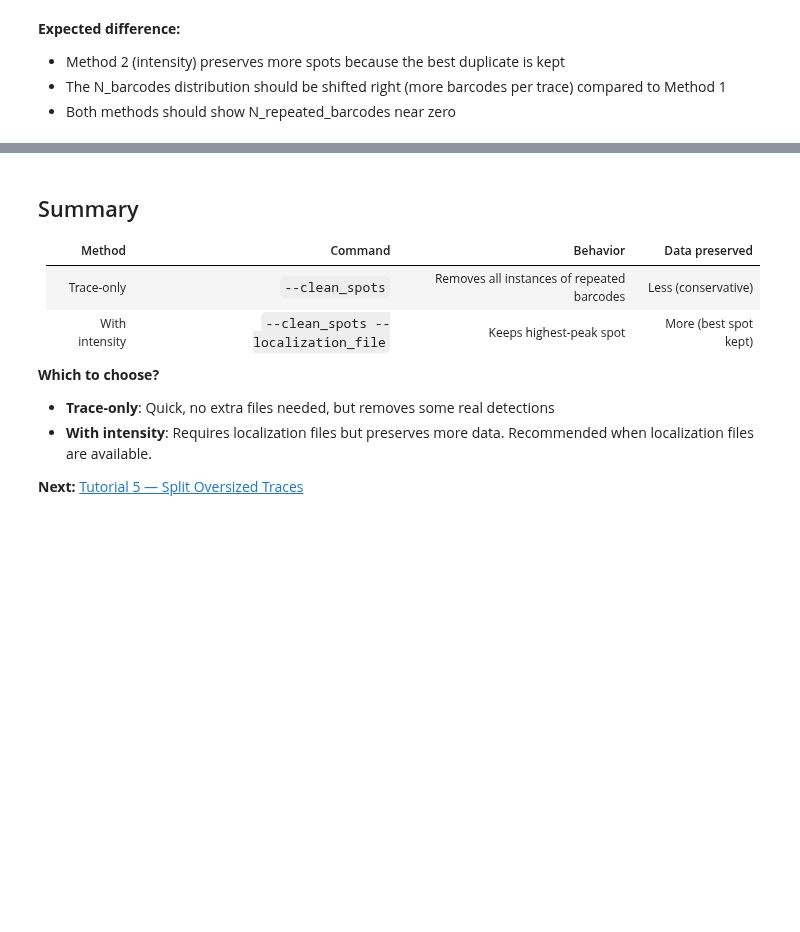
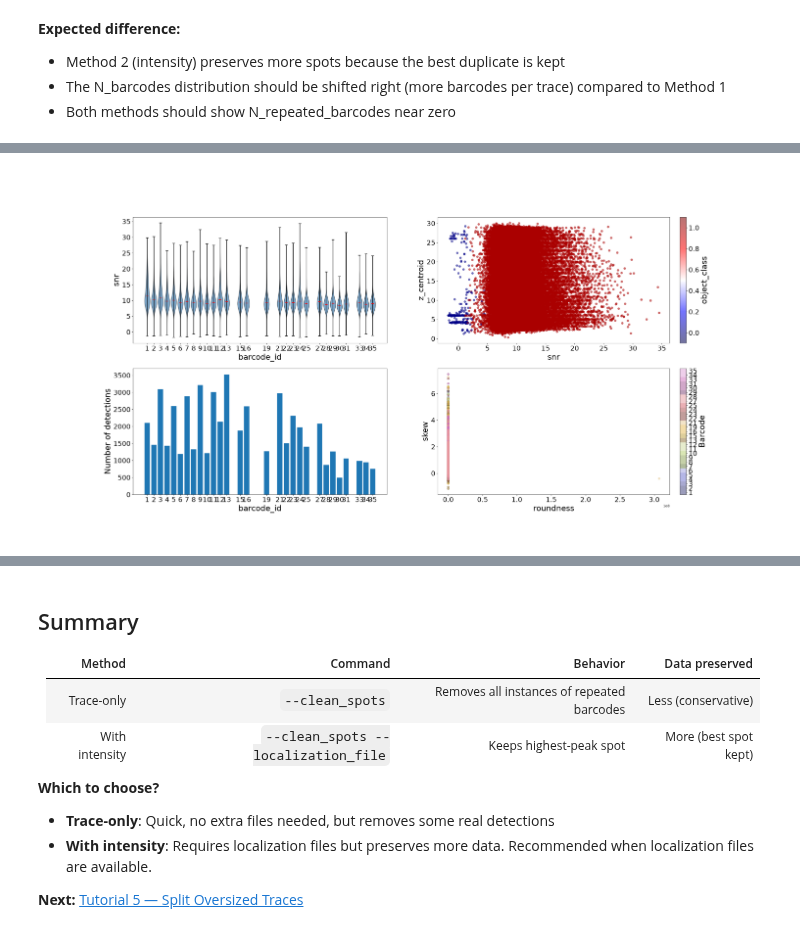
Before and after one commit to pyHi-M/traceratops, a Jupyter notebook: docs/source/tutorials/tutorial_04_filter_duplicates.ipynb, the cells around one changed output, grey strips where cells are left out. Drawn from its saved outputs; the diff is of its cells as text; code cells hidden in the pictures; blank space fills up the shorter version.

```diff
--- a/docs/source/tutorials/tutorial_04_filter_duplicates.ipynb
+++ b/docs/source/tutorials/tutorial_04_filter_duplicates.ipynb
@@ -283,0 +300,10 @@ plt.show()
+# %%
+# Display the localization_distribution plots
+img = mpimg.imread(f"{data_path}/localization_distribution_fluxes.png")
+fig, ax = plt.subplots(figsize=(15, 15))
+ax.imshow(img)
+ax.axis('off')
+plt.tight_layout()
+plt.show()
+# %% [output]
+[figure, added]
```
Also changed, not shown: parts of 9 cells of this notebook, 17 other files.
